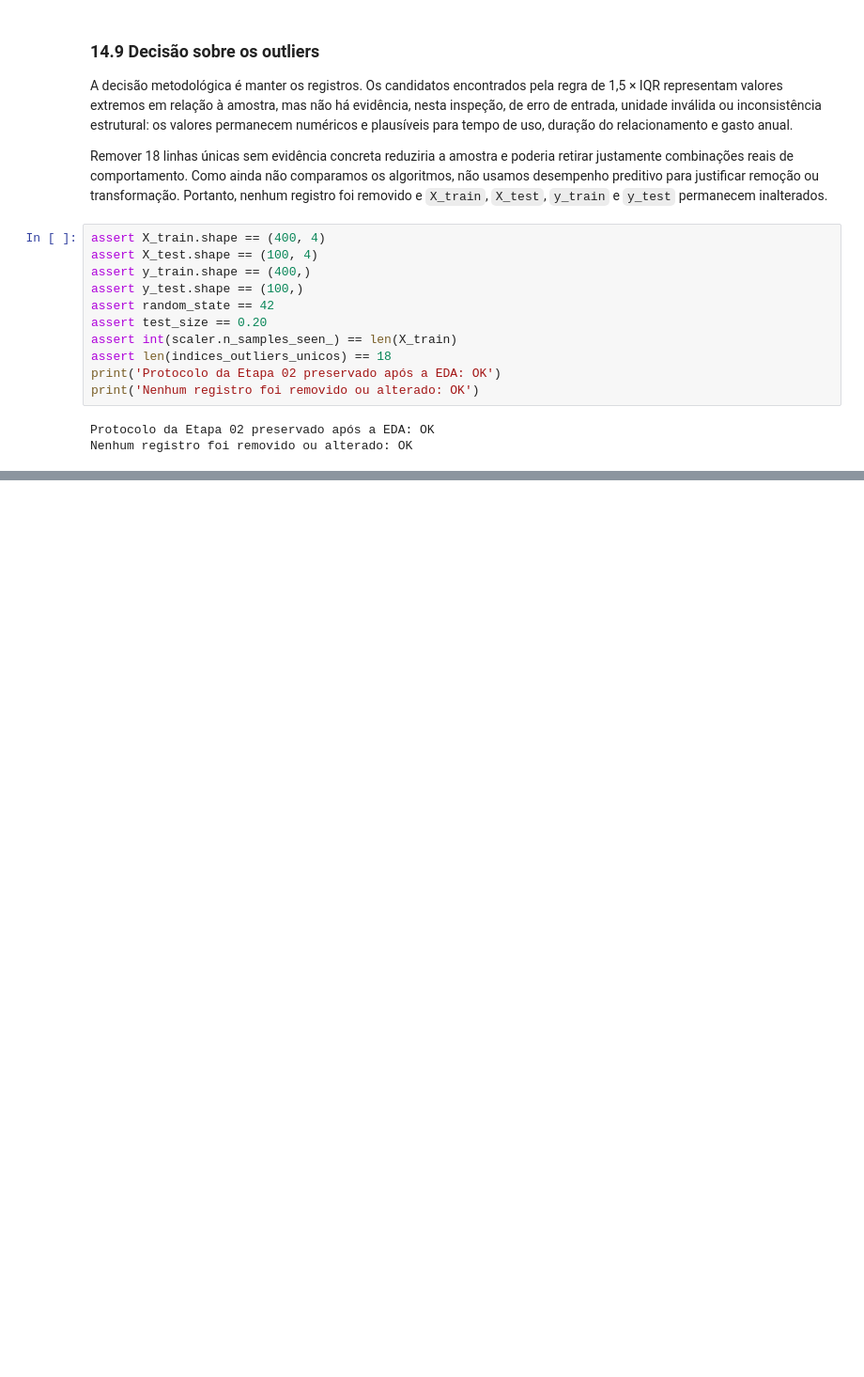
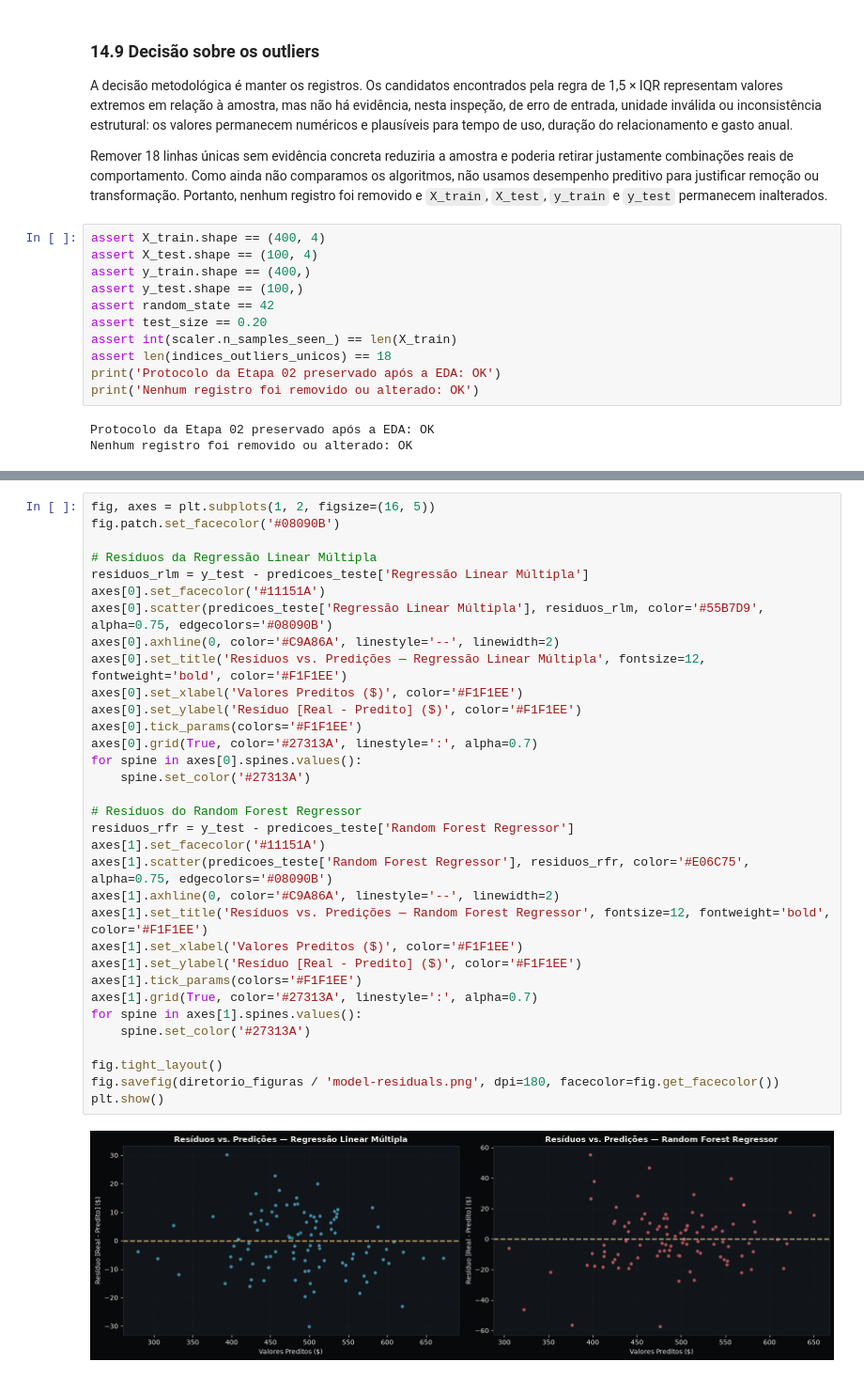
Before and after one commit to GabrielNito/desafio-do-oraculo-preditivo, a Jupyter notebook: notebooks/ecommerce_customers.ipynb, the cells around one changed output, grey strips where cells are left out. Shown at 94% size. Saved outputs shown, nothing was run; the diff lists cells and outputs as text; blank space fills up the shorter version.

```diff
--- a/notebooks/ecommerce_customers.ipynb
+++ b/notebooks/ecommerce_customers.ipynb
@@ -895,0 +1026,35 @@ print(
+# %%
+fig, axes = plt.subplots(1, 2, figsize=(16, 5))
+fig.patch.set_facecolor('#08090B')
+
+# Resíduos da Regressão Linear Múltipla
+residuos_rlm = y_test - predicoes_teste['Regressão Linear Múltipla']
+axes[0].set_facecolor('#11151A')
+axes[0].scatter(predicoes_teste['Regressão Linear Múltipla'], residuos_rlm, color='#55B7D9', alpha=0.75, edgecolors='#08090B')
+axes[0].axhline(0, color='#C9A86A', linestyle='--', linewidth=2)
+axes[0].set_title('Resíduos vs. Predições — Regressão Linear Múltipla', fontsize=12, fontweight='bold', color='#F1F1EE')
+axes[0].set_xlabel('Valores Preditos ($)', color='#F1F1EE')
+axes[0].set_ylabel('Resíduo [Real - Predito] ($)', color='#F1F1EE')
+axes[0].tick_params(colors='#F1F1EE')
+axes[0].grid(True, color='#27313A', linestyle=':', alpha=0.7)
+for spine in axes[0].spines.values():
+    spine.set_color('#27313A')
+
+# Resíduos do Random Forest Regressor
+residuos_rfr = y_test - predicoes_teste['Random Forest Regressor']
+axes[1].set_facecolor('#11151A')
+axes[1].scatter(predicoes_teste['Random Forest Regressor'], residuos_rfr, color='#E06C75', alpha=0.75, edgecolors='#08090B')
+axes[1].axhline(0, color='#C9A86A', linestyle='--', linewidth=2)
+axes[1].set_title('Resíduos vs. Predições — Random Forest Regressor', fontsize=12, fontweight='bold', color='#F1F1EE')
+axes[1].set_xlabel('Valores Preditos ($)', color='#F1F1EE')
+axes[1].set_ylabel('Resíduo [Real - Predito] ($)', color='#F1F1EE')
+axes[1].tick_params(colors='#F1F1EE')
+axes[1].grid(True, color='#27313A', linestyle=':', alpha=0.7)
+for spine in axes[1].spines.values():
+    spine.set_color('#27313A')
+
+fig.tight_layout()
+fig.savefig(diretorio_figuras / 'model-residuals.png', dpi=180, facecolor=fig.get_facecolor())
+plt.show()
+# %% [output]
+[figure, added]
```
Also changed, not shown: parts of 28 cells of this notebook, 5 other files.
